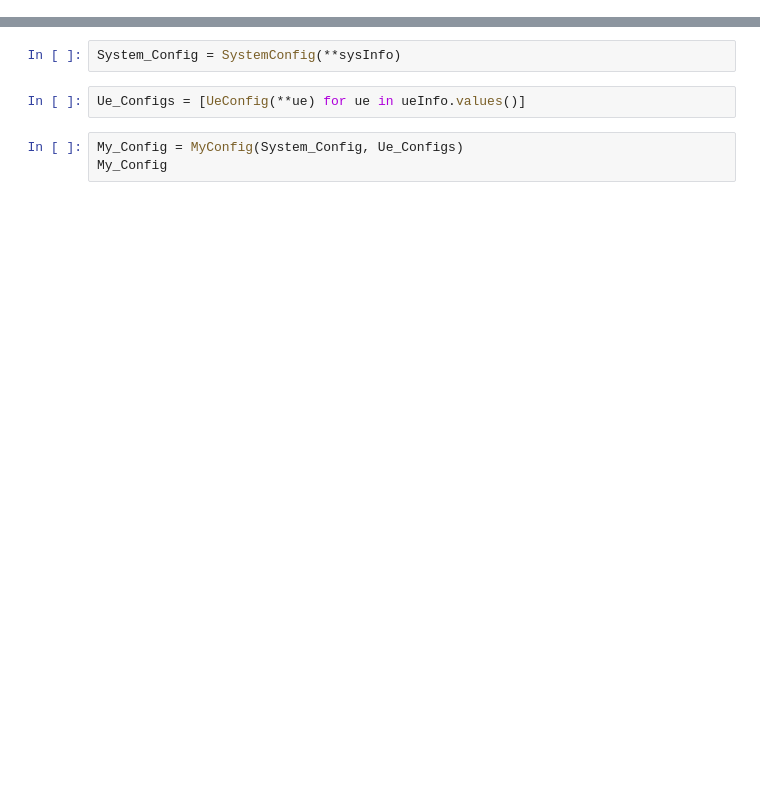
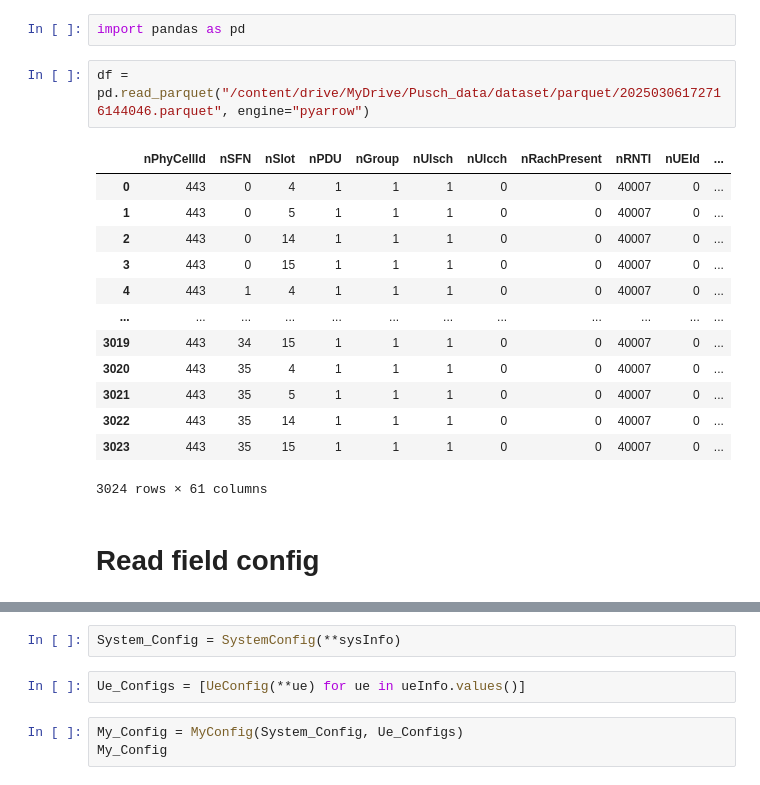
Before and after one commit to Thanh-Thanh-Thanh/thanh, a Jupyter notebook: examples/5G_NR_PUSCH_3_Field_Data.ipynb, the cells around one changed output, grey strips where cells are left out. Cells and saved outputs as stored; diff of their text form; blank space fills up the shorter version.

```diff
--- a/examples/5G_NR_PUSCH_3_Field_Data.ipynb
+++ b/examples/5G_NR_PUSCH_3_Field_Data.ipynb
@@ -318,3 +163,23 @@ KeyboardInterrupt:
+# %%
+import pandas as pd
+# %%
+df = pd.read_parquet("/content/drive/MyDrive/Pusch_data/dataset/parquet/20250306172716144046.parquet", engine="pyarrow")
+# %% [output]
+|  | nPhyCellId | nSFN | nSlot | nPDU | nGroup | nUlsch | nUlcch | nRachPresent | nRNTI | nUEId | ... |
+| 0 | 443 | 0 | 4 | 1 | 1 | 1 | 0 | 0 | 40007 | 0 | ... |
+| 1 | 443 | 0 | 5 | 1 | 1 | 1 | 0 | 0 | 40007 | 0 | ... |
+| 2 | 443 | 0 | 14 | 1 | 1 | 1 | 0 | 0 | 40007 | 0 | ... |
+| 3 | 443 | 0 | 15 | 1 | 1 | 1 | 0 | 0 | 40007 | 0 | ... |
+| 4 | 443 | 1 | 4 | 1 | 1 | 1 | 0 | 0 | 40007 | 0 | ... |
+| ... | ... | ... | ... | ... | ... | ... | ... | ... | ... | ... | ... |
+| 3019 | 443 | 34 | 15 | 1 | 1 | 1 | 0 | 0 | 40007 | 0 | ... |
+| 3020 | 443 | 35 | 4 | 1 | 1 | 1 | 0 | 0 | 40007 | 0 | ... |
+| 3021 | 443 | 35 | 5 | 1 | 1 | 1 | 0 | 0 | 40007 | 0 | ... |
+| 3022 | 443 | 35 | 14 | 1 | 1 | 1 | 0 | 0 | 40007 | 0 | ... |
+| 3023 | 443 | 35 | 15 | 1 | 1 | 1 | 0 | 0 | 40007 | 0 | ... |
+3024 rows × 61 columns
+# %% [markdown]
+# Read field config
 # %%
 from pathlib import Path
 import struct
```
Also changed, not shown: parts of 31 cells of this notebook.
